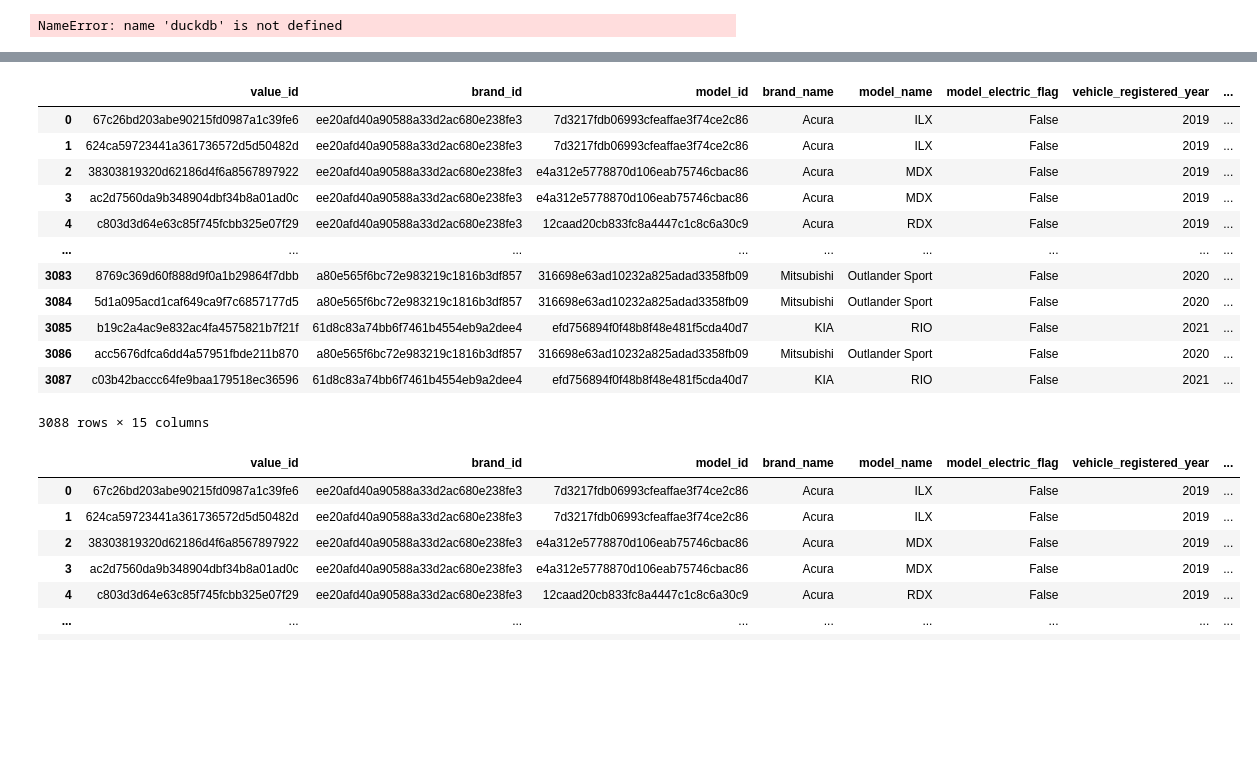
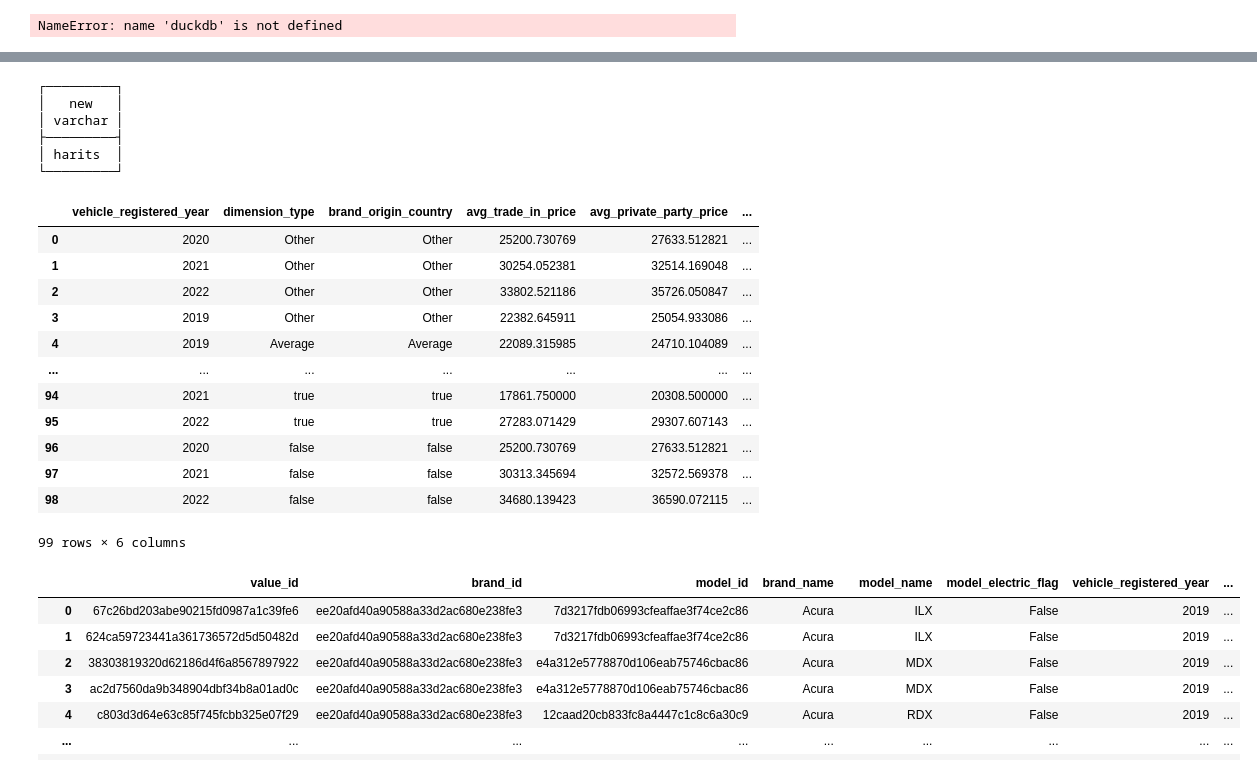
Before and after one commit to haritsm/vehicledatabase-exploration, a Jupyter notebook: vehicle.ipynb, the cells around one changed output, grey strips where cells are left out. Saved outputs shown, nothing was run; the diff lists cells and outputs as text; code cells hidden in the pictures; blank space fills up the shorter version.

```diff
--- a/vehicle.ipynb
+++ b/vehicle.ipynb
@@ -204,24 +209,41 @@ with duckdb.connect("dbt_workspace/vehicle_database/data/vehicle_database.db") a
+# %%
+import duckdb
+
+sql_script = '''
+    select 'harits' as new
+'''
+
+with duckdb.connect("dbt_workspace/vehicle_database/data/vehicle_database.db") as con:
+    temp_df = con.sql(sql_script)#.df()
+    display(temp_df)
+# %% [output]
+┌─────────┐
+│   new   │
+│ varchar │
+├─────────┤
+│ harits  │
+└─────────┘
 # %%
 import duckdb
 
 with duckdb.connect("dbt_workspace/vehicle_database/data/vehicle_database.db") as con:
-    results = con.sql("select * from silver_fact_vehicle_value").df()
+    results = con.sql("select * from gold_summary_vehicle_brand_average_price").df()
 
 results
 # %% [output]
-|  | value_id | brand_id | model_id | brand_name | model_name | model_electric_flag | vehicle_registered_year | ... |
-| 0 | 67c26bd203abe90215fd0987a1c39fe6 | ee20afd40a90588a33d2ac680e238fe3 | 7d3217fdb06993cfeaffae3f74ce2c86 | Acura | ILX | False | 2019 | ... |
-| 1 | 624ca59723441a361736572d5d50482d | ee20afd40a90588a33d2ac680e238fe3 | 7d3217fdb06993cfeaffae3f74ce2c86 | Acura | ILX | False | 2019 | ... |
-| 2 | 38303819320d62186d4f6a8567897922 | ee20afd40a90588a33d2ac680e238fe3 | e4a312e5778870d106eab75746cbac86 | Acura | MDX | False | 2019 | ... |
-| 3 | ac2d7560da9b348904dbf34b8a01ad0c | ee20afd40a90588a33d2ac680e238fe3 | e4a312e5778870d106eab75746cbac86 | Acura | MDX | False | 2019 | ... |
-| 4 | c803d3d64e63c85f745fcbb325e07f29 | ee20afd40a90588a33d2ac680e238fe3 | 12caad20cb833fc8a4447c1c8c6a30c9 | Acura | RDX | False | 2019 | ... |
-| ... | ... | ... | ... | ... | ... | ... | ... | ... |
-| 3083 | 8769c369d60f888d9f0a1b29864f7dbb | a80e565f6bc72e983219c1816b3df857 | 316698e63ad10232a825adad3358fb09 | Mitsubishi | Outlander Sport | False | 2020 | ... |
-| 3084 | 5d1a095acd1caf649ca9f7c6857177d5 | a80e565f6bc72e983219c1816b3df857 | 316698e63ad10232a825adad3358fb09 | Mitsubishi | Outlander Sport | False | 2020 | ... |
-| 3085 | b19c2a4ac9e832ac4fa4575821b7f21f | 61d8c83a74bb6f7461b4554eb9a2dee4 | efd756894f0f48b8f48e481f5cda40d7 | KIA | RIO | False | 2021 | ... |
-| 3086 | acc5676dfca6dd4a57951fbde211b870 | a80e565f6bc72e983219c1816b3df857 | 316698e63ad10232a825adad3358fb09 | Mitsubishi | Outlander Sport | False | 2020 | ... |
-| 3087 | c03b42baccc64fe9baa179518ec36596 | 61d8c83a74bb6f7461b4554eb9a2dee4 | efd756894f0f48b8f48e481f5cda40d7 | KIA | RIO | False | 2021 | ... |
+|  | vehicle_registered_year | dimension_type | brand_origin_country | avg_trade_in_price | avg_private_party_price | ... |
+| 0 | 2020 | Other | Other | 25200.730769 | 27633.512821 | ... |
+| 1 | 2021 | Other | Other | 30254.052381 | 32514.169048 | ... |
+| 2 | 2022 | Other | Other | 33802.521186 | 35726.050847 | ... |
+| 3 | 2019 | Other | Other | 22382.645911 | 25054.933086 | ... |
+| 4 | 2019 | Average | Average | 22089.315985 | 24710.104089 | ... |
+| ... | ... | ... | ... | ... | ... | ... |
+| 94 | 2021 | true | true | 17861.750000 | 20308.500000 | ... |
+| 95 | 2022 | true | true | 27283.071429 | 29307.607143 | ... |
+| 96 | 2020 | false | false | 25200.730769 | 27633.512821 | ... |
+| 97 | 2021 | false | false | 30313.345694 | 32572.569378 | ... |
+| 98 | 2022 | false | false | 34680.139423 | 36590.072115 | ... |
-3088 rows × 15 columns
+99 rows × 6 columns
 # %%
 import duckdb
 
```
Also changed, not shown: parts of 1 cell of this notebook, 2 other files.
